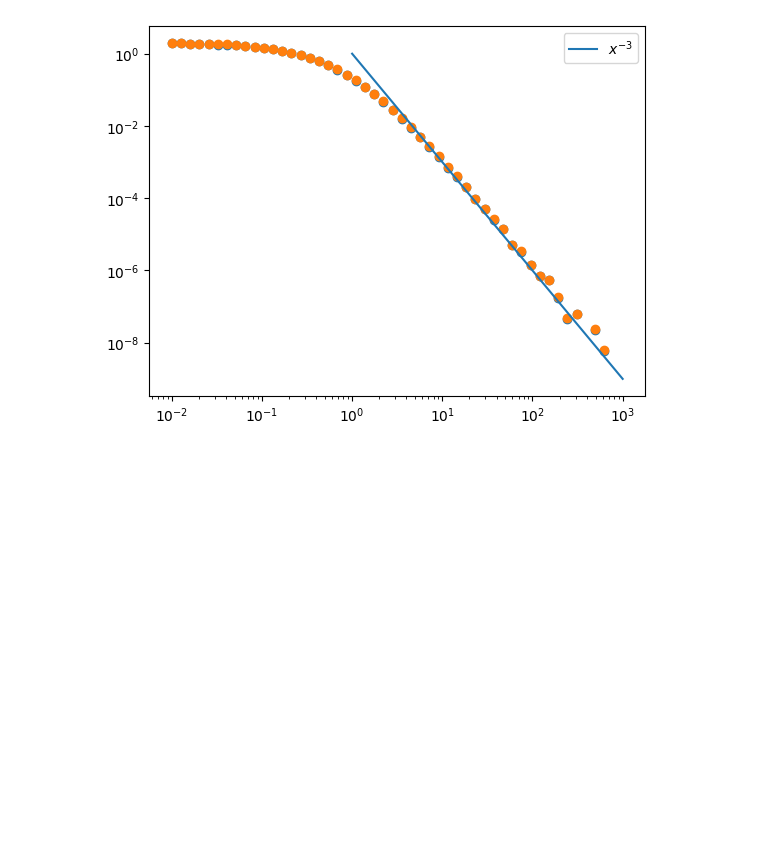
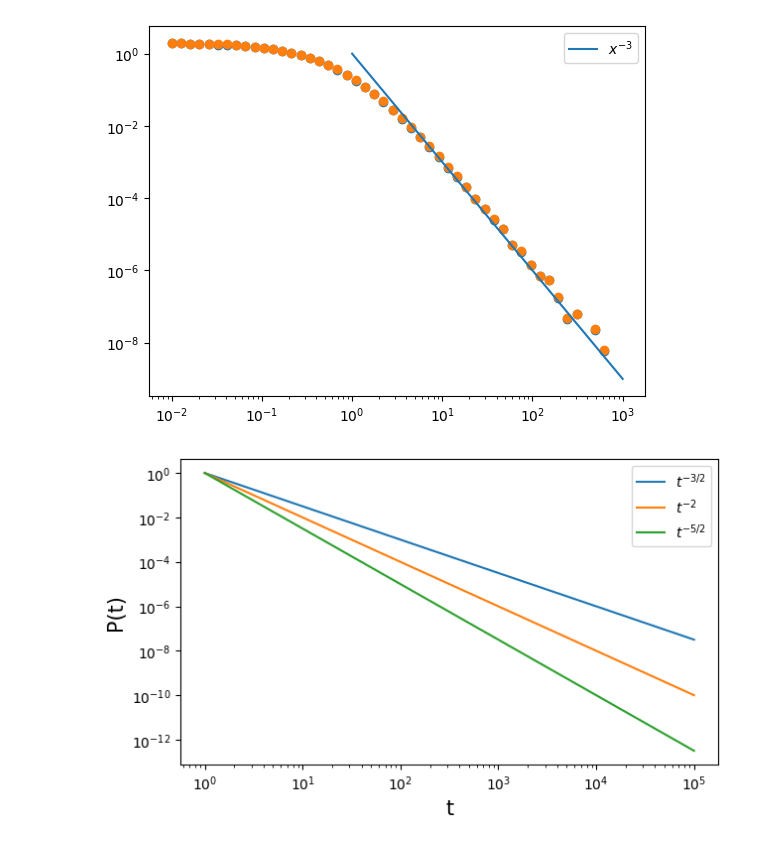
Before and after one commit to RivasAntonio/TFM, a Jupyter notebook: Códigos/Hawkes/25-04-2024.ipynb, the cells around one changed output. Cells and saved outputs as stored; diff of their text form; code cells hidden in the pictures; blank space fills up the shorter version.

```diff
--- a/Códigos/Hawkes/25-04-2024.ipynb
+++ b/Códigos/Hawkes/25-04-2024.ipynb
@@ -135,3 +135,22 @@ plt.show()
  1.02014896 1.02014896 1.02014896        nan 1.02014896 1.02014896
         nan]
 [figure]
+# %%
+x = np.linspace(1,100000,100)
+y1 = x**(-2)
+y2 = x**-(5/2)
+y3 = x**-(3/2)
+plt.figure(figsize=(7,4))
+
+plt.plot(x,y3,label='$t^{-3/2}$')
+plt.plot(x,y1,label='$t^{-2}$')
+plt.plot(x,y2,label='$t^{-5/2}$')
+
+plt.yscale('log')
+plt.xscale('log')
+plt.xlabel('t', fontsize=15)
+plt.ylabel('P(t)', fontsize=15)
+plt.legend()
+plt.show()
+# %% [output]
+[figure, added]
```
Also changed, not shown: 25 other files.
